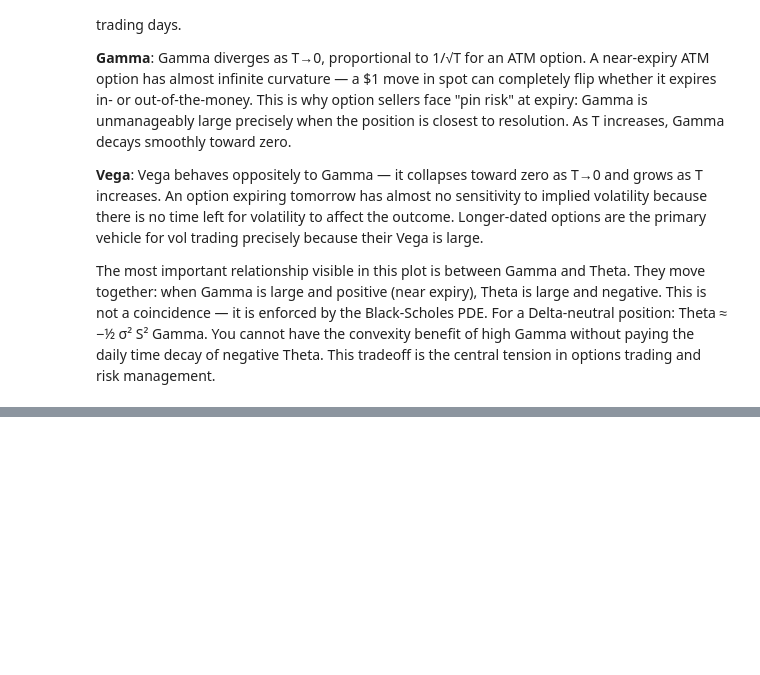
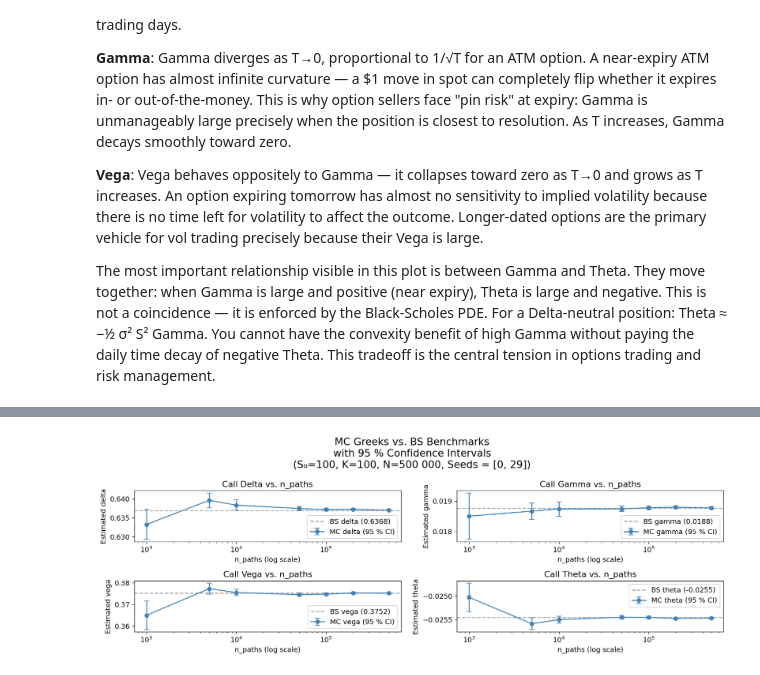
Before and after one commit to bfl-almeida/project_monte_carlo, a Jupyter notebook: notebooks/research_demo_greeks.ipynb, the cells around one changed output, grey strips where cells are left out. Saved outputs shown, nothing was run; the diff lists cells and outputs as text; code cells hidden in the pictures; blank space fills up the shorter version.

```diff
--- a/notebooks/research_demo_greeks.ipynb
+++ b/notebooks/research_demo_greeks.ipynb
@@ -231,0 +333,69 @@ df_disc[["n_steps", "dt", "mc_price", "std_error", "ci_lower", "ci_upper", "runt
+# %%
+fig, axes = plt.subplots(2, 2, figsize=(14, 5))
+
+axes[0, 0].errorbar(
+    agg_df["n_paths"], agg_df["delta"],
+    yerr=1.96 * agg_df["delta_se"],
+    marker="o", capsize=4, color="steelblue", label="MC delta (95 % CI)"
+)
+
+benchmark_bs_delta = benchmarks_dict["delta"]
+axes[0, 0].axhline(benchmark_bs_delta, ls="--", color="grey", alpha=0.7,
+                label=f"BS delta ({benchmark_bs_delta:.4f})")
+axes[0, 0].set_xscale("log")
+axes[0, 0].set_xlabel("n_paths (log scale)")
+axes[0, 0].set_ylabel("Estimated delta")
+axes[0, 0].set_title("Call Delta vs. n_paths")
+axes[0, 0].legend()
+
+axes[0, 1].errorbar(
+    agg_df["n_paths"], agg_df["gamma"],
+    yerr=1.96 * agg_df["gamma_se"],
+    marker="o", capsize=4, color="steelblue", label="MC gamma (95 % CI)"
+)
+
+benchmark_bs_gamma = benchmarks_dict["gamma"]
+axes[0, 1].axhline(benchmark_bs_gamma, ls="--", color="grey", alpha=0.7,
+                label=f"BS gamma ({benchmark_bs_gamma:.4f})")
+axes[0, 1].set_xscale("log")
+axes[0, 1].set_xlabel("n_paths (log scale)")
+axes[0, 1].set_ylabel("Estimated gamma")
+axes[0, 1].set_title("Call Gamma vs. n_paths")
+axes[0, 1].legend()
+
+axes[1, 0].errorbar(
+    agg_df["n_paths"], agg_df["vega"],
+    yerr=1.96 * agg_df["vega_se"],
+    marker="o", capsize=4, color="steelblue", label="MC vega (95 % CI)"
+)
+
+benchmark_bs_vega = benchmarks_dict["vega"]
+axes[1, 0].axhline(benchmark_bs_vega, ls="--", color="grey", alpha=0.7,
+                label=f"BS vega ({benchmark_bs_vega:.4f})")
+axes[1, 0].set_xscale("log")
+axes[1, 0].set_xlabel("n_paths (log scale)")
+axes[1, 0].set_ylabel("Estimated vega")
+axes[1, 0].set_title("Call Vega vs. n_paths")
+axes[1, 0].legend()
+
+axes[1, 1].errorbar(
+    agg_df["n_paths"], agg_df["theta"],
+    yerr=1.96 * agg_df["theta_se"],
+    marker="o", capsize=4, color="steelblue", label="MC theta (95 % CI)"
+)
+
+benchmark_bs_theta = benchmarks_dict["theta"]
+axes[1, 1].axhline(benchmark_bs_theta, ls="--", color="grey", alpha=0.7,
+                label=f"BS theta ({benchmark_bs_theta:.4f})")
+axes[1, 1].set_xscale("log")
+axes[1, 1].set_xlabel("n_paths (log scale)")
+axes[1, 1].set_ylabel("Estimated theta")
+axes[1, 1].set_title("Call Theta vs. n_paths")
+axes[1, 1].legend()
+
+plt.suptitle("MC Greeks vs. BS Benchmarks\n with 95 % Confidence Intervals \n(S₀=100, K=100, N=500 000, Seeds = [0, 29])", fontsize=16)
+
+plt.tight_layout()
+plt.show()
+# %% [output]
+[figure, added]
```
Also changed, not shown: parts of 8 cells of this notebook.
